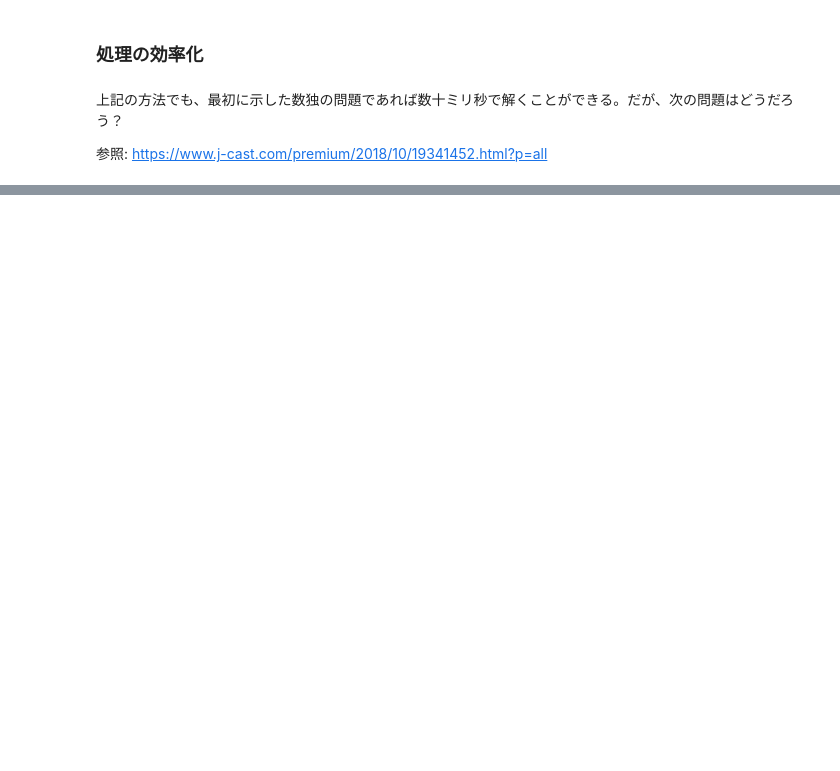
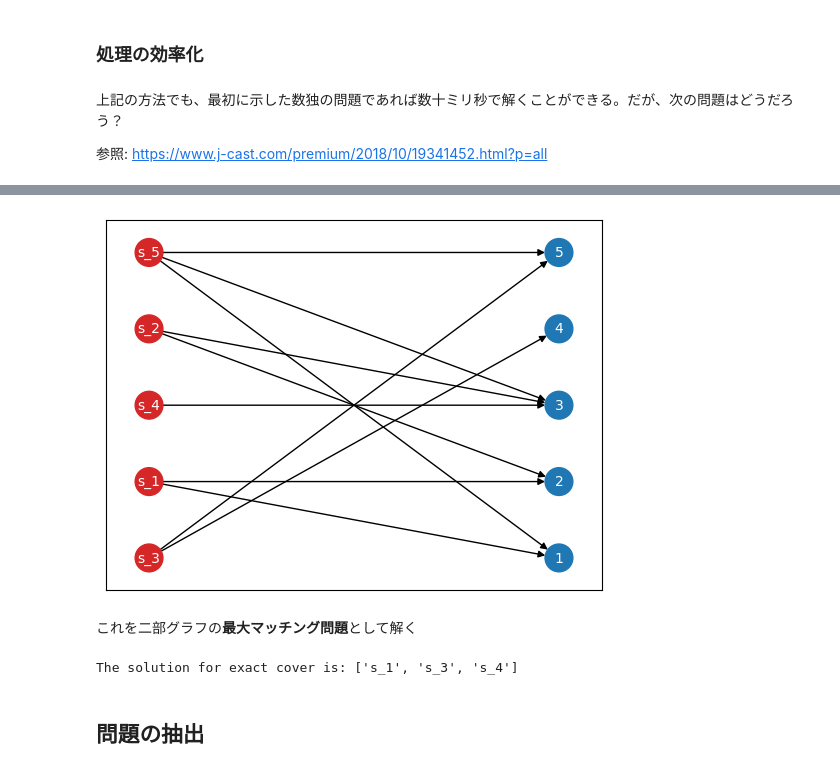
Before and after one commit to tatsy-classes/1284-sds-advml, a Jupyter notebook: contents/sec1/exercise-sudoku.ipynb, the cells around one changed output, grey strips where cells are left out. Cells and saved outputs as stored; diff of their text form; code cells hidden in the pictures; blank space fills up the shorter version.

```diff
--- a/contents/sec1/exercise-sudoku.ipynb
+++ b/contents/sec1/exercise-sudoku.ipynb
@@ -237,0 +475,30 @@ problem = '''
+# %%
+import networkx as nx
+
+src_nodes = ["s_1", "s_2", "s_3", "s_4", "s_5"]  # s_1 -- s_4
+dst_nodes = [1, 2, 3, 4, 5]  # entries of S
+
+src_nodes_with_color = [(x, {"color": "tab:red"}) for x in src_nodes]
+dst_nodes_with_color = [(x, {"color": "tab:blue"}) for x in dst_nodes]
+
+G = nx.DiGraph()
+G.add_nodes_from(src_nodes_with_color, bipartite=0)
+G.add_nodes_from(dst_nodes_with_color, bipartite=1)
+
+G.add_edges_from([("s_1", 1), ("s_1", 2)])  # s_1 = (1, 2)
+G.add_edges_from([("s_2", 2), ("s_2", 3)])  # s_2 = (2, 3)
+G.add_edges_from([("s_3", 4), ("s_3", 5)])  # s_3 = (4, 5)
+G.add_edges_from([("s_4", 3)])  # s_4 = (3)
+G.add_edges_from([("s_5", 1), ("s_5", 3), ("s_5", 5)])  # s_5 = (1, 3, 5)
+
+node_color = [node["color"] for node in G.nodes.values()]
+
+top = nx.bipartite.sets(G)[0]
+pos = nx.bipartite_layout(G, top)
+nx.draw_networkx(
+    G, pos=pos, node_color=node_color, node_size=400, font_size=10, font_color="white"
+)
+# %% [output]
+[figure, added]
+# %% [markdown]
+これを二部グラフの**最大マッチング問題**として解く
@@ -237,0 +510,35 @@ problem = '''
+# %%
+# Knuth's Algorithm X
+def dfs(df):
+    m = np.asarray(df)
+    if m.size == 0:
+        return []
+
+    nums = np.sum(m, axis=0)
+    min_col = np.argmin(nums)
+    candidates = np.where(m[:, min_col] != 0)[0]
+    for r in candidates:
+        mask_cols = np.where(m[r, :] != 0)[0]
+        mask_rows = []
+        for c in mask_cols:
+            rows = np.where(m[:, c] != 0)[0]
+            mask_rows.append(rows)
+
+        mask_rows = np.unique(np.concatenate(mask_rows))
+        new_df = df.copy()
+        new_df.drop(index=new_df.index[mask_rows], inplace=True)
+        new_df.drop(columns=new_df.columns[mask_cols], inplace=True)
+
+        next_ret = dfs(new_df)
+        if isinstance(next_ret, list):
+            return [df.index[r]] + next_ret
+
+    return None
+
+
+solution = sorted(dfs(df))
+print("The solution for exact cover is:", solution)
+# %% [output]
+The solution for exact cover is: ['s_1', 's_3', 's_4']
+# %% [markdown]
+## 問題の抽出
```
Also changed, not shown: parts of 59 cells of this notebook, 4 other files.
